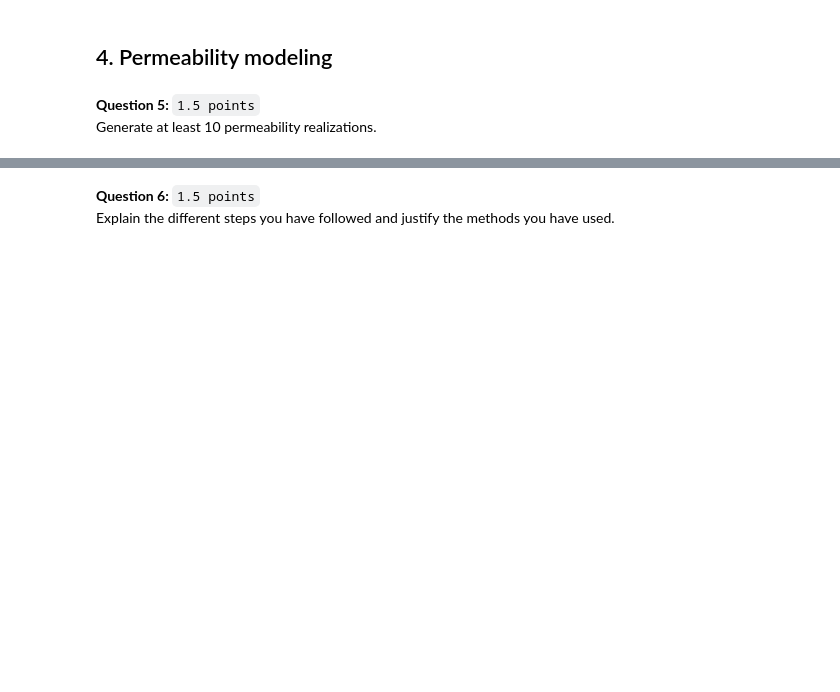
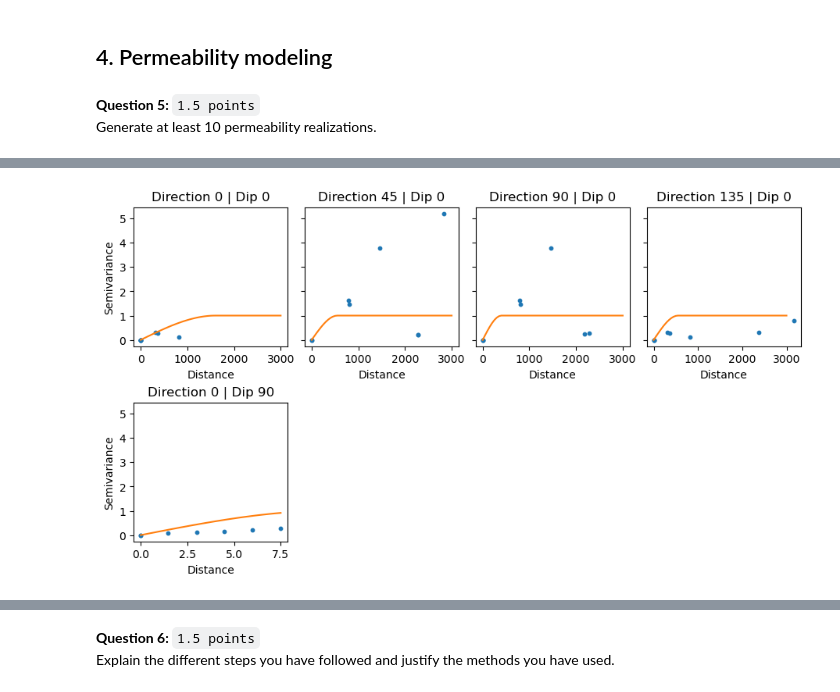
Before and after one commit to nandanajihha/Final-Assignment-Geomodelling, a Jupyter notebook: final-assignment.ipynb, the cells around one changed output, grey strips where cells are left out. Saved outputs shown, nothing was run; the diff lists cells and outputs as text; code cells hidden in the pictures; blank space fills up the shorter version.

```diff
--- a/final-assignment.ipynb
+++ b/final-assignment.ipynb
@@ -674,0 +672,3 @@ Generate at least 10 permeability realizations.
+# %%
+nscore = NSCORE(facies_data_up, data_columns='Permeability')
+facies_data_up, trans_table = nscore.run()
@@ -674,0 +688,6 @@ Generate at least 10 permeability realizations.
+# %%
+gamv = GAMV(facies_data_up,
+            coord_columns=('X', 'Y', 'Z'),
+            exp_vario=ExpVario('NS:Permeability', 'NS:Permeability', 1),
+            direction=directions)
+exp_vario = gamv.run()
@@ -674,0 +712,15 @@ Generate at least 10 permeability realizations.
+# %%
+vario_model = VarioModel(nugget_effect=0.,
+                         structures=VarioStruct(model='spherical',
+                                                partial_sill=1.,
+                                                azimuth=0.,
+                                                dip=0.,
+                                                plunge=0.,
+                                                range_hmax=1600.,
+                                                range_hmin=400.,
+                                                range_vert=10.))
+vario_model_values = vario_model.semivario(direction=directions)
+# %%
+plot_semivariogram(directions, exp_vario, vario_model_values)
+# %% [output]
+[figure, added]
```
Also changed, not shown: parts of 32 cells of this notebook.
